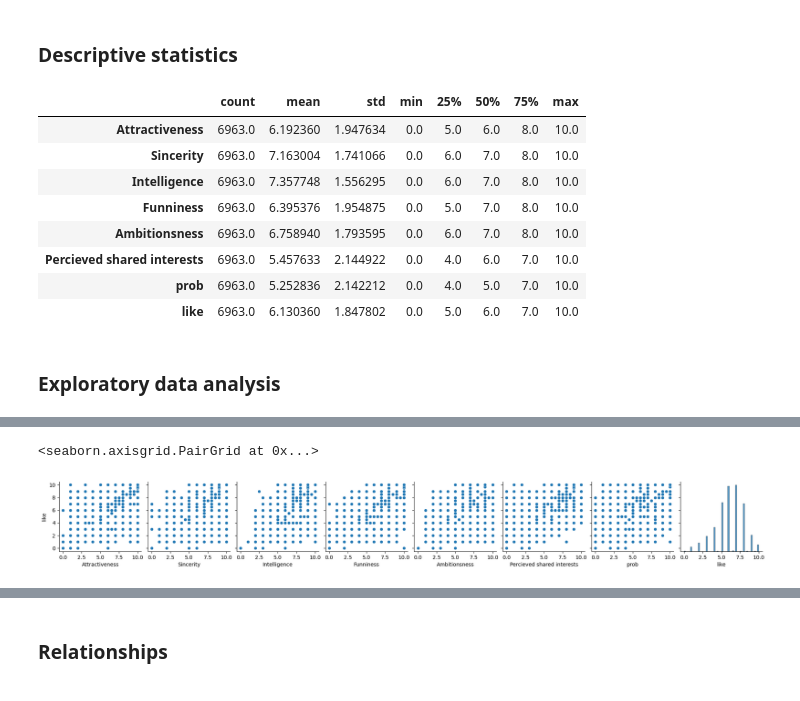
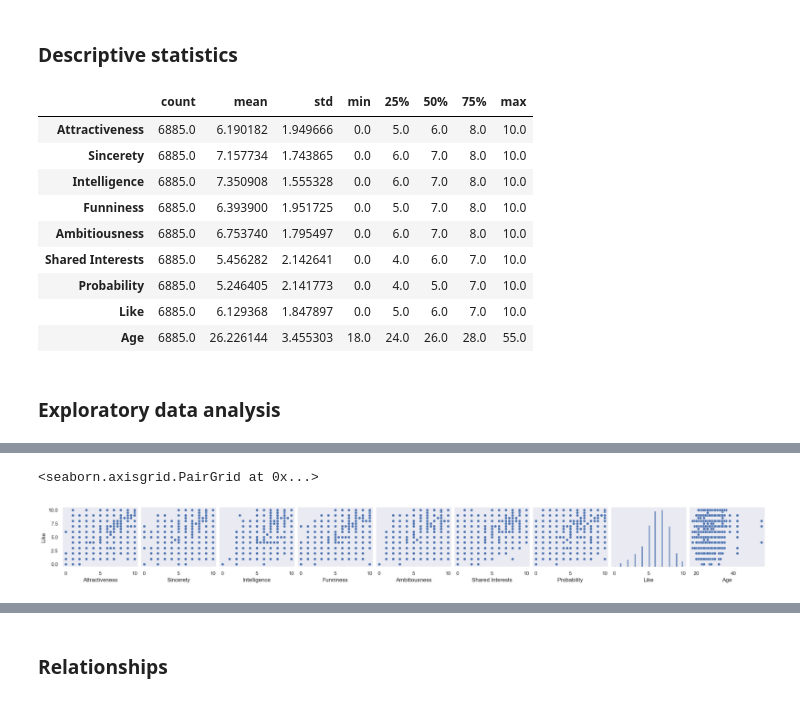
Before and after one commit to SvenWeiss-HDM/Projektgruppe_A, a Jupyter notebook: notebooks/draft-analysis_r.ipynb, the cells around one changed output, grey strips where cells are left out. Drawn from its saved outputs; the diff is of its cells as text; code cells hidden in the pictures.

Commit message:
Data Dic, Variables, Research question + Conclusion C

```diff
--- a/notebooks/draft-analysis_r.ipynb
+++ b/notebooks/draft-analysis_r.ipynb
@@ -213,5 +446,3 @@ unused_vars = [
 df[cat_vars]=df[cat_vars].astype("category",copy=False)
 df[float_vars]=df[float_vars].astype("float",copy=False)
 df[str_vars]=df[str_vars].astype("str",copy=False)
-# %%
-df.rename(columns={"amb":"Ambitionsness","attr":"Attractiveness","sinc":"Sincerity","fun":"Funniness","intel":"Intelligence","shar":"Percieved shared interests","int_corr":"Correlation of interests"},inplace=True)
@@ -217,0 +451,2 @@ df.rename(columns={"amb":"Ambitionsness","attr":"Attractiveness","sinc":"Sinceri
+# %%
+df = df.rename(columns={"fun": "Funniness", "shar": "Shared Interests", "attr": "Attractiveness", "prob": "Probability", "intel": "Intelligence", "sinc": "Sincerety", "amb": "Ambitiousness", "age": "Age", "like": "Like"})
@@ -218,3 +455,3 @@ df.rename(columns={"amb":"Ambitionsness","attr":"Attractiveness","sinc":"Sinceri
 # %%
-variables = ['Attractiveness', 'Sincerity', 'Intelligence', 'Funniness', 'Ambitionsness', 'Percieved shared interests', 'prob','like']
+variables = ['Attractiveness', 'Sincerety', 'Intelligence', 'Funniness', 'Ambitiousness', 'Shared Interests', 'Probability','Like','Age']
 df = df[variables]
@@ -290,13 +578,14 @@ X_train, X_test, y_train, y_test = train_test_split(X, y,
 df.describe().T
 # %% [output]
 |  | count | mean | std | min | 25% | 50% | 75% | max |
-| Attractiveness | 6963.0 | 6.192360 | 1.947634 | 0.0 | 5.0 | 6.0 | 8.0 | 10.0 |
-| Sincerity | 6963.0 | 7.163004 | 1.741066 | 0.0 | 6.0 | 7.0 | 8.0 | 10.0 |
-| Intelligence | 6963.0 | 7.357748 | 1.556295 | 0.0 | 6.0 | 7.0 | 8.0 | 10.0 |
-| Funniness | 6963.0 | 6.395376 | 1.954875 | 0.0 | 5.0 | 7.0 | 8.0 | 10.0 |
-| Ambitionsness | 6963.0 | 6.758940 | 1.793595 | 0.0 | 6.0 | 7.0 | 8.0 | 10.0 |
-| Percieved shared interests | 6963.0 | 5.457633 | 2.144922 | 0.0 | 4.0 | 6.0 | 7.0 | 10.0 |
-| prob | 6963.0 | 5.252836 | 2.142212 | 0.0 | 4.0 | 5.0 | 7.0 | 10.0 |
-| like | 6963.0 | 6.130360 | 1.847802 | 0.0 | 5.0 | 6.0 | 7.0 | 10.0 |
+| Attractiveness | 6885.0 | 6.190182 | 1.949666 | 0.0 | 5.0 | 6.0 | 8.0 | 10.0 |
+| Sincerety | 6885.0 | 7.157734 | 1.743865 | 0.0 | 6.0 | 7.0 | 8.0 | 10.0 |
+| Intelligence | 6885.0 | 7.350908 | 1.555328 | 0.0 | 6.0 | 7.0 | 8.0 | 10.0 |
+| Funniness | 6885.0 | 6.393900 | 1.951725 | 0.0 | 5.0 | 7.0 | 8.0 | 10.0 |
+| Ambitiousness | 6885.0 | 6.753740 | 1.795497 | 0.0 | 6.0 | 7.0 | 8.0 | 10.0 |
+| Shared Interests | 6885.0 | 5.456282 | 2.142641 | 0.0 | 4.0 | 6.0 | 7.0 | 10.0 |
+| Probability | 6885.0 | 5.246405 | 2.141773 | 0.0 | 4.0 | 5.0 | 7.0 | 10.0 |
+| Like | 6885.0 | 6.129368 | 1.847897 | 0.0 | 5.0 | 6.0 | 7.0 | 10.0 |
+| Age | 6885.0 | 26.226144 | 3.455303 | 18.0 | 24.0 | 26.0 | 28.0 | 55.0 |
 # %% [markdown]
 ### Exploratory data analysis
@@ -313,7 +604,7 @@ alt.Chart(df).mark_bar().encode(
 # %% [output]
 [interactive output not drawn]
 # %%
-sns.pairplot(df, y_vars='like')
+sns.pairplot(df, y_vars='Like')
 # %% [output]
 <seaborn.axisgrid.PairGrid at 0x...>
-[figure, old version]
+[figure, new version]
```
Also changed, not shown: parts of 86 cells of this notebook, 1 other file.
